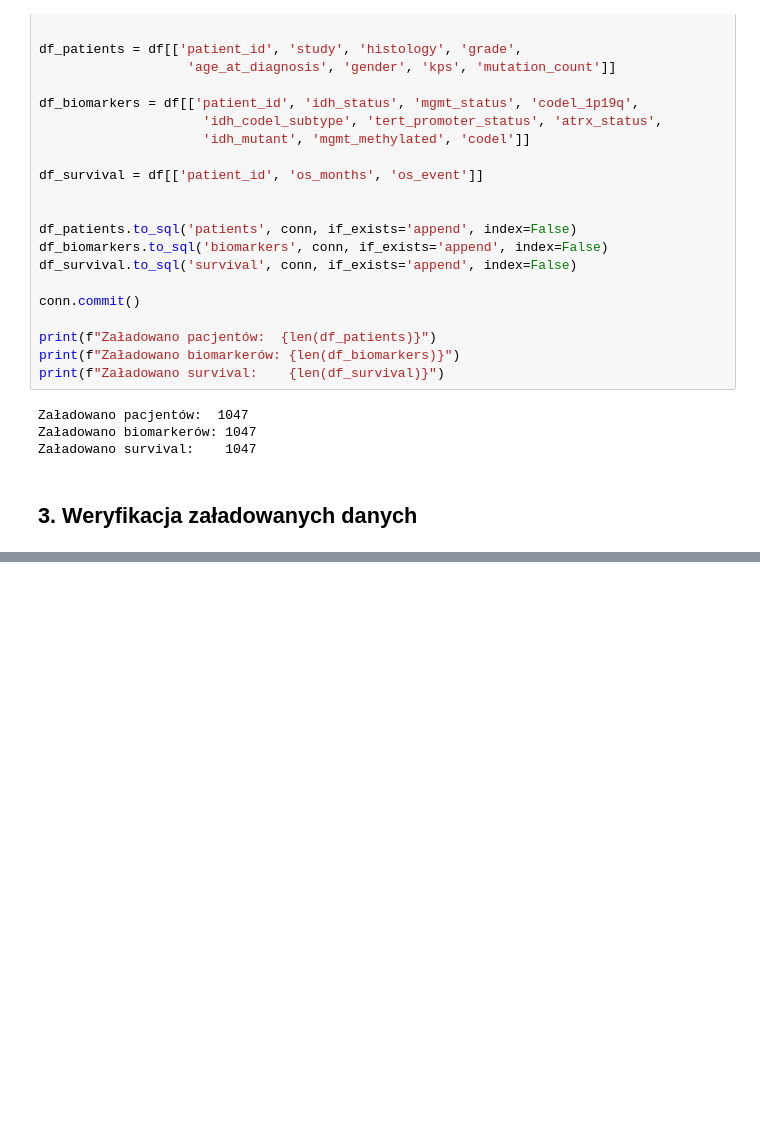
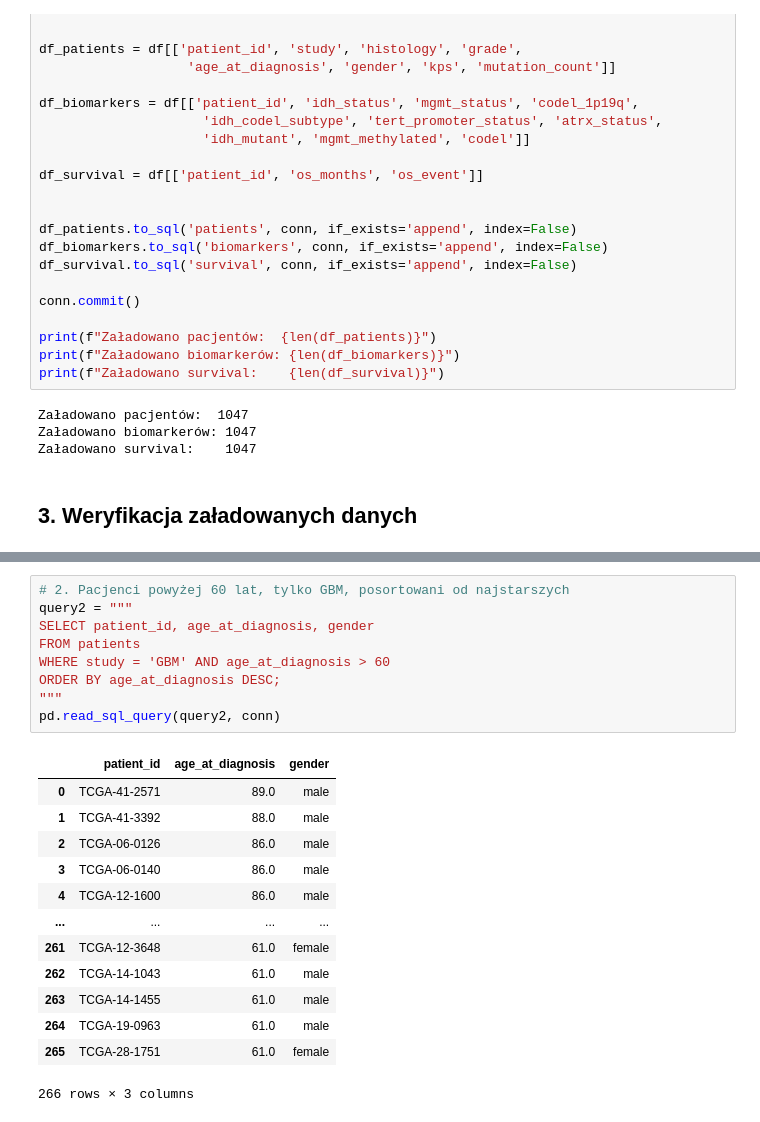
Before and after one commit to AnnaZimniewicz/tcga-glioma-survival, a Jupyter notebook: notebooks/03_sql_exploration.ipynb, the cells around one changed output, grey strips where cells are left out. Drawn from its saved outputs; the diff is of its cells as text; blank space fills up the shorter version.

```diff
--- a/notebooks/03_sql_exploration.ipynb
+++ b/notebooks/03_sql_exploration.ipynb
@@ -97,0 +107,23 @@ survival: 1047 wierszy
+# %%
+# 2. Pacjenci powyżej 60 lat, tylko GBM, posortowani od najstarszych
+query2 = """
+SELECT patient_id, age_at_diagnosis, gender
+FROM patients
+WHERE study = 'GBM' AND age_at_diagnosis > 60
+ORDER BY age_at_diagnosis DESC;
+"""
+pd.read_sql_query(query2, conn)
+# %% [output]
+|  | patient_id | age_at_diagnosis | gender |
+| 0 | TCGA-41-2571 | 89.0 | male |
+| 1 | TCGA-41-3392 | 88.0 | male |
+| 2 | TCGA-06-0126 | 86.0 | male |
+| 3 | TCGA-06-0140 | 86.0 | male |
+| 4 | TCGA-12-1600 | 86.0 | male |
+| ... | ... | ... | ... |
+| 261 | TCGA-12-3648 | 61.0 | female |
+| 262 | TCGA-14-1043 | 61.0 | male |
+| 263 | TCGA-14-1455 | 61.0 | male |
+| 264 | TCGA-19-0963 | 61.0 | male |
+| 265 | TCGA-28-1751 | 61.0 | female |
+266 rows × 3 columns
```
Also changed, not shown: parts of 18 cells of this notebook, 3 other files.
